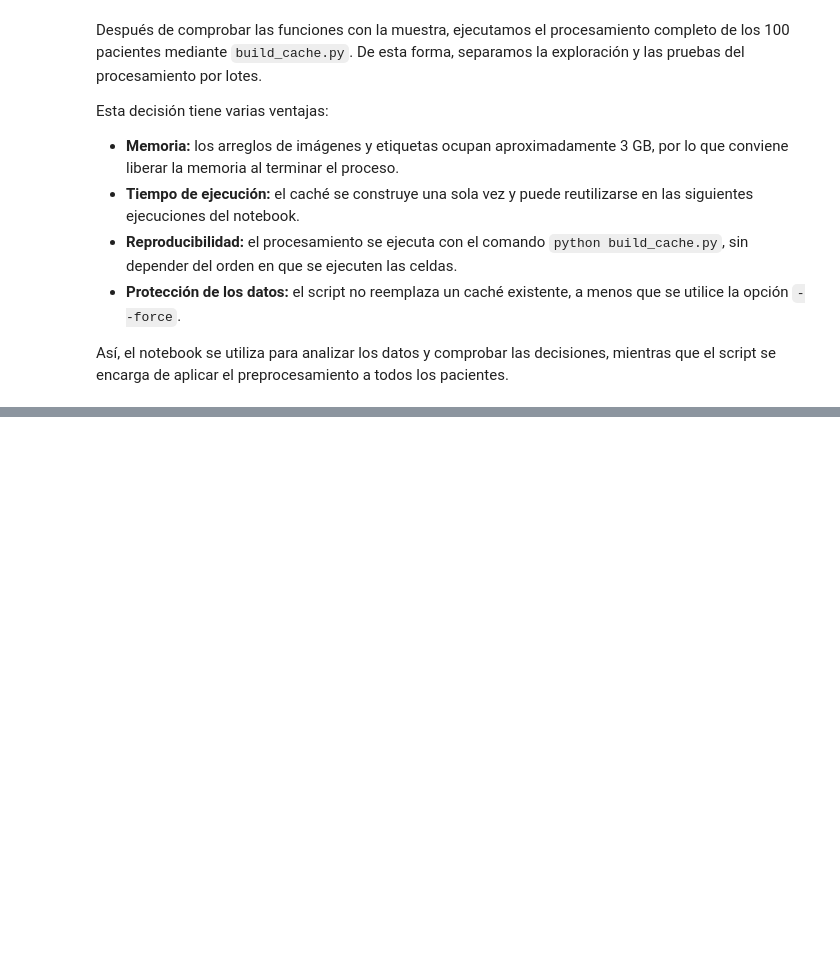
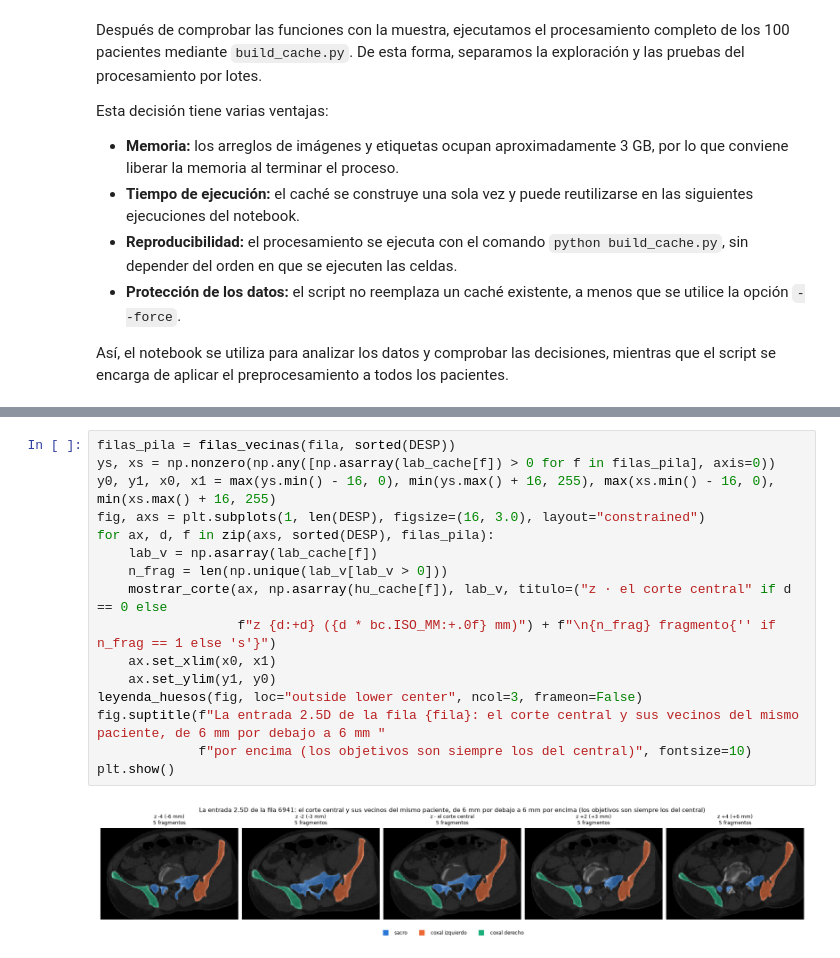
Before and after one commit to MarcAragon/proyecto_pengwin, a Jupyter notebook: Pengwin.ipynb, the cells around one changed output, grey strips where cells are left out. Cells and saved outputs as stored; diff of their text form; blank space fills up the shorter version.

```diff
--- a/Pengwin.ipynb
+++ b/Pengwin.ipynb
@@ -638,0 +886,18 @@ Así, el notebook se utiliza para analizar los datos y comprobar las decisiones,
+# %%
+filas_pila = filas_vecinas(fila, sorted(DESP))
+ys, xs = np.nonzero(np.any([np.asarray(lab_cache[f]) > 0 for f in filas_pila], axis=0))
+y0, y1, x0, x1 = max(ys.min() - 16, 0), min(ys.max() + 16, 255), max(xs.min() - 16, 0), min(xs.max() + 16, 255)
+fig, axs = plt.subplots(1, len(DESP), figsize=(16, 3.0), layout="constrained")
+for ax, d, f in zip(axs, sorted(DESP), filas_pila):
+    lab_v = np.asarray(lab_cache[f])
+    n_frag = len(np.unique(lab_v[lab_v > 0]))
+    mostrar_corte(ax, np.asarray(hu_cache[f]), lab_v, titulo=("z · el corte central" if d == 0 else
+                  f"z {d:+d} ({d * bc.ISO_MM:+.0f} mm)") + f"\n{n_frag} fragmento{'' if n_frag == 1 else 's'}")
+    ax.set_xlim(x0, x1)
+    ax.set_ylim(y1, y0)
+leyenda_huesos(fig, loc="outside lower center", ncol=3, frameon=False)
+fig.suptitle(f"La entrada 2.5D de la fila {fila}: el corte central y sus vecinos del mismo paciente, de 6 mm por debajo a 6 mm "
+             f"por encima (los objetivos son siempre los del central)", fontsize=10)
+plt.show()
+# %% [output]
+[figure, added]
```
Also changed, not shown: parts of 13 cells of this notebook.
